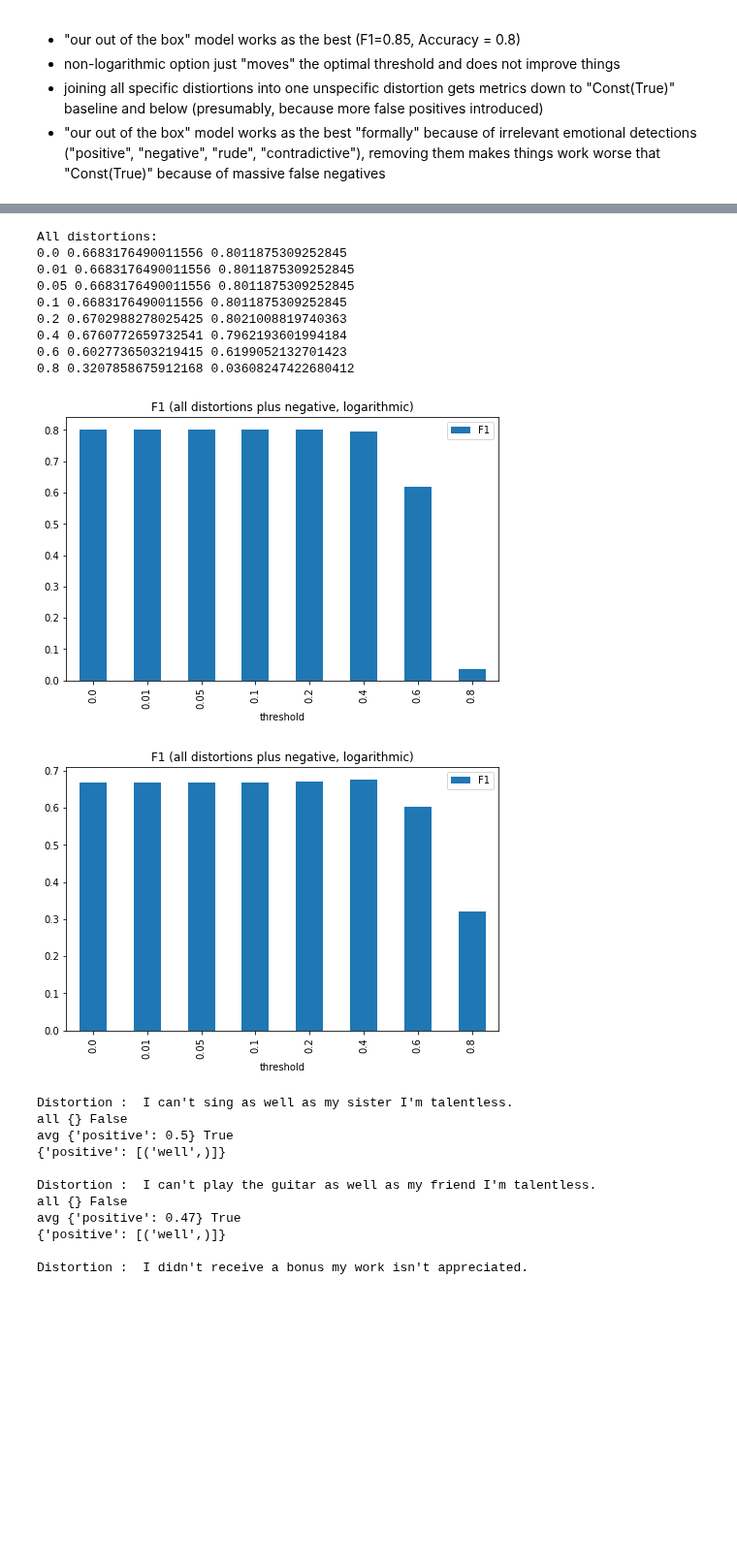
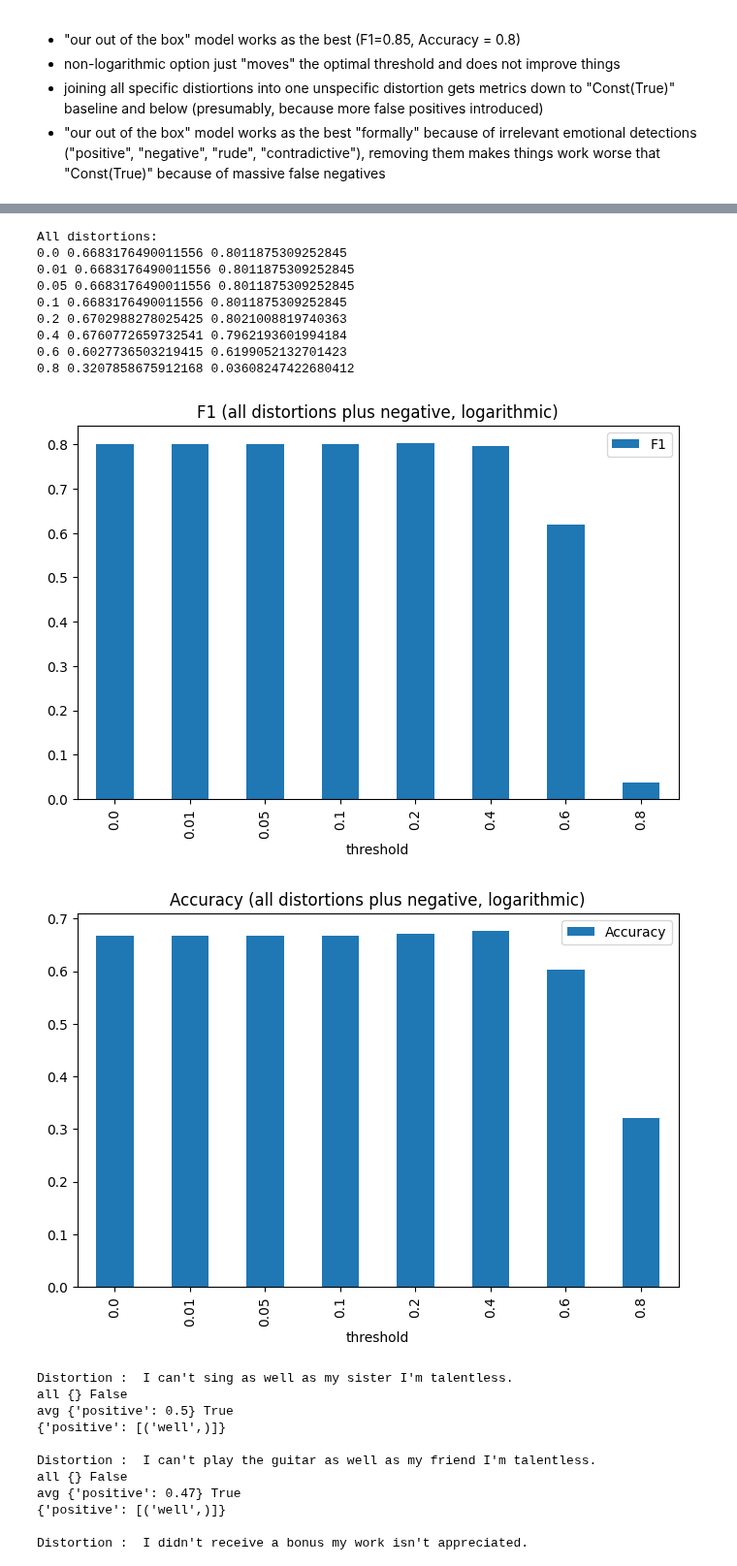
Before and after one commit to aigents/pygents, a Jupyter notebook: notebooks/nlp/distortions/distortions_joint_binary.ipynb, the cells around one changed output, grey strips where cells are left out. Shown at 97% size. Cells and saved outputs as stored; diff of their text form; code cells hidden in the pictures; blank space fills up the shorter version.

```diff
--- a/notebooks/nlp/distortions/distortions_joint_binary.ipynb
+++ b/notebooks/nlp/distortions/distortions_joint_binary.ipynb
@@ -398,36 +398,36 @@ All distortions:
 # %%
 tm_all_neg = TextMetrics(language_metrics('en',['distortionnegative']),debug=False)
 def our_evaluator_all_neg(text,threshold):
     metrics = tm_all_neg.get_sentiment_words(text)
     l = list(metrics.values())
     avg = sum(l) / len(l) if  len(l) > 0 else 0
     if avg > threshold:
         return True
     return False
 
 all_res_acc = {}
 all_res = {}
 print('All distortions:')
 for threshold in [0.0,0.01,0.05,0.1,0.2,0.4,0.6,0.8]:
     acc, f1 = evaluate_df_acc_f1(df3,our_evaluator_all_neg,threshold)
     all_res_acc[threshold] = acc
     all_res[threshold] = f1
     print(threshold, acc, f1)
 
 plot_dict_bars(all_res, labels="threshold", values="F1", title=f"F1 (all distortions plus negative, logarithmic)")
-plot_dict_bars(all_res_acc, labels="threshold", values="F1", title=f"F1 (all distortions plus negative, logarithmic)")
+plot_dict_bars(all_res_acc, labels="threshold", values="Accuracy", title=f"Accuracy (all distortions plus negative, logarithmic)")
 # %% [output]
 All distortions:
 0.0 0.6683176490011556 0.8011875309252845
 0.01 0.6683176490011556 0.8011875309252845
 0.05 0.6683176490011556 0.8011875309252845
 0.1 0.6683176490011556 0.8011875309252845
 0.2 0.6702988278025425 0.8021008819740363
 0.4 0.6760772659732541 0.7962193601994184
 0.6 0.6027736503219415 0.6199052132701423
 0.8 0.3207858675912168 0.03608247422680412
-[figure, old version]
+[figure, new version]
-[figure, old version]
+[figure, new version]
 # %%
 threshold = 0.4
 count = 0
```
Also changed, not shown: parts of 15 cells of this notebook, 1 other file.
